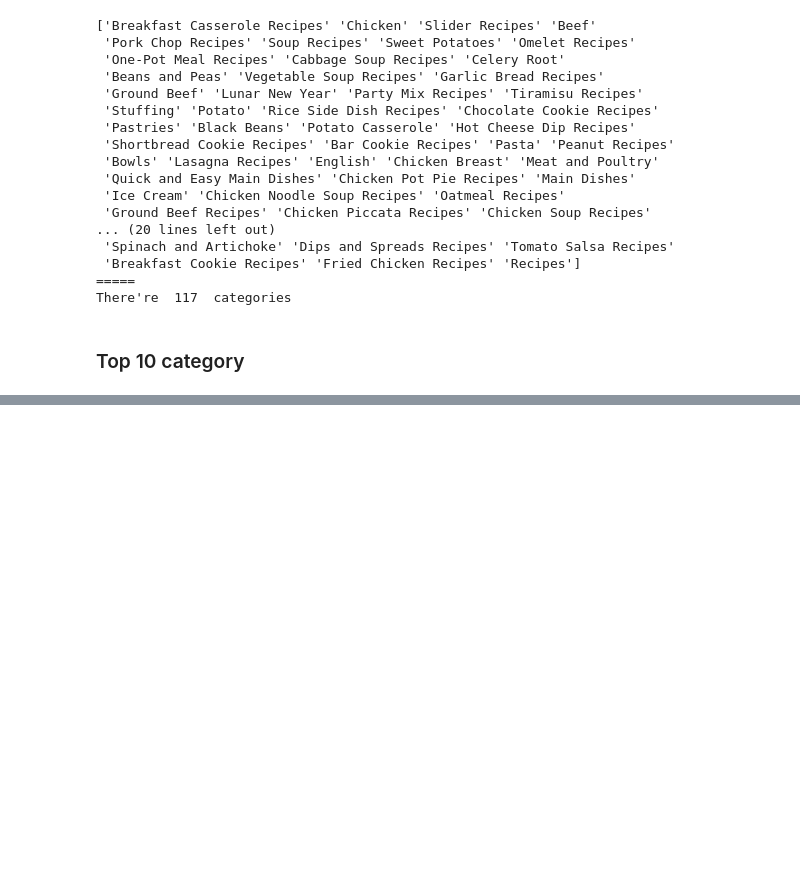
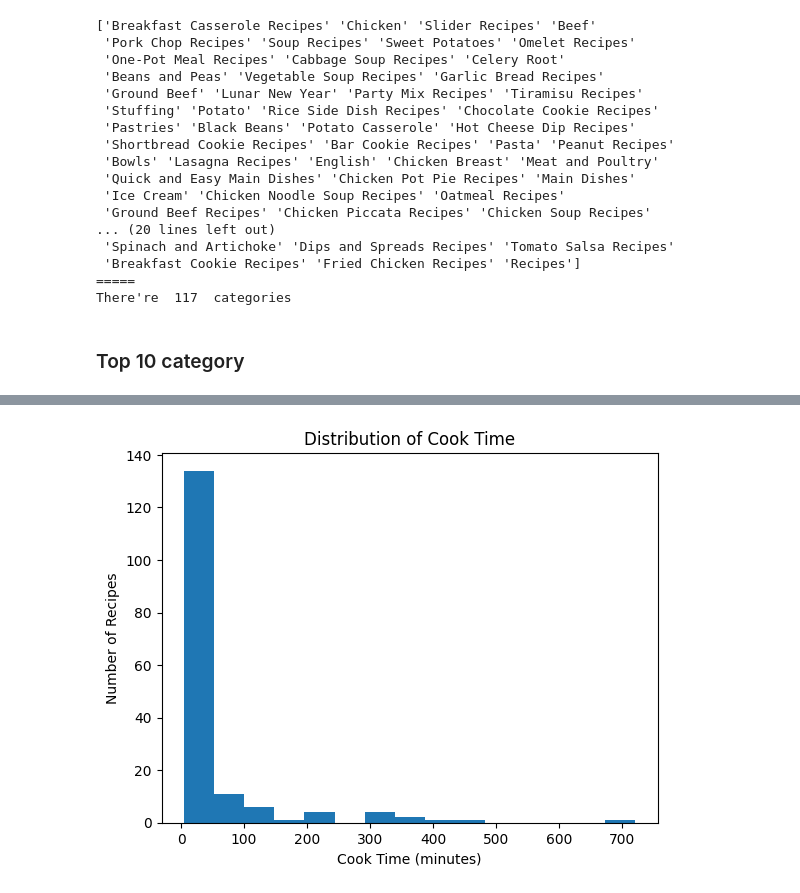
Before and after one commit to Radayou07/Recipe, a Jupyter notebook: PDS_Project_Team_7_Recipe.ipynb, the cells around one changed output, grey strips where cells are left out. Cells and saved outputs as stored; diff of their text form; code cells hidden in the pictures; blank space fills up the shorter version.

```diff
--- a/PDS_Project_Team_7_Recipe.ipynb
+++ b/PDS_Project_Team_7_Recipe.ipynb
@@ -380,0 +333,27 @@ plt.show()
+# %%
+import re
+
+def time_to_minutes(time_str):
+    if pd.isna(time_str):
+        return np.nan
+    time_str = str(time_str)
+    hours = re.findall(r"(\d+)\s*hr", time_str)
+    minutes = re.findall(r"(\d+)\s*min", time_str)
+    total = 0
+    if hours:
+        total += int(hours[0]) * 60
+    if minutes:
+        total += int(minutes[0])
+    return total
+
+df["Cook Time (min)"] = df["Cook Time"].apply(time_to_minutes)
+df["Cook Time (min)"] = df["Cook Time (min)"].fillna(df["Cook Time (min)"].median())
+# %%
+plt.figure()
+plt.hist(df["Cook Time"], bins=15)
+plt.xlabel("Cook Time (minutes)")
+plt.ylabel("Number of Recipes")
+plt.title("Distribution of Cook Time")
+plt.show()
+# %% [output]
+[figure, added]
```
Also changed, not shown: parts of 12 cells of this notebook.
